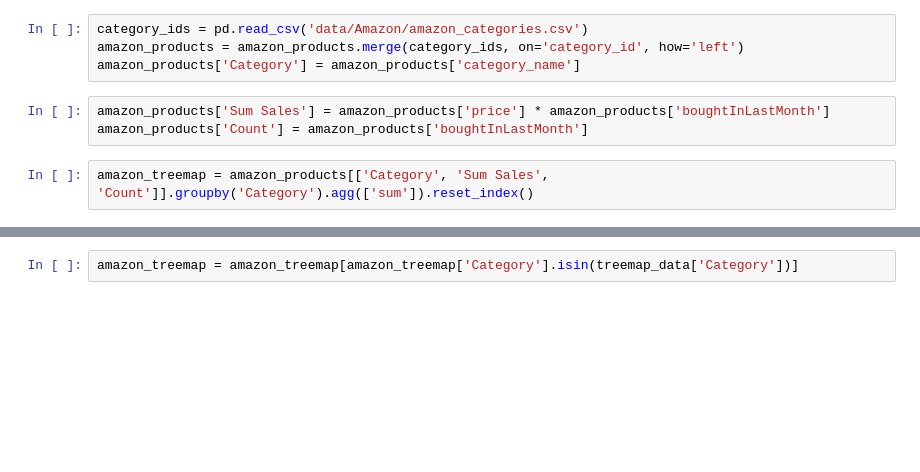
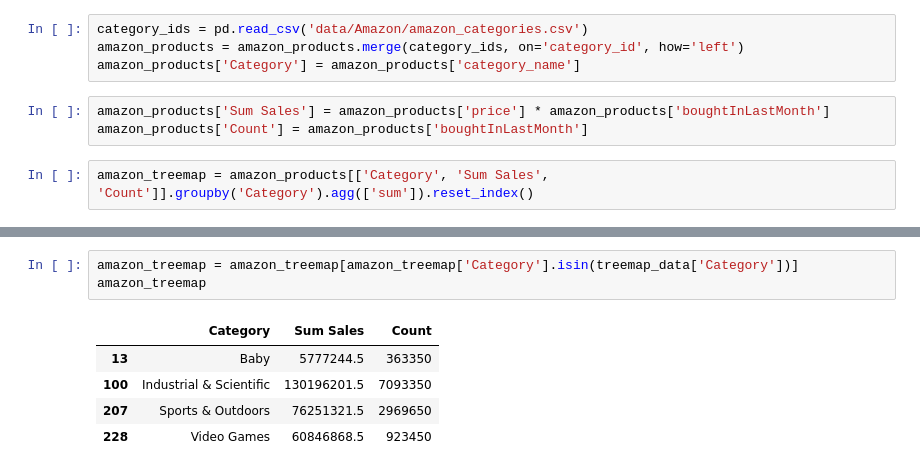
Before and after one commit to uniquedapoet/Digital-vs.-Physical-Marketplace-Stock-Insights-for-Grocers-and-Retailers, a Jupyter notebook: SalesDataEDA.ipynb, the cells around one changed output, grey strips where cells are left out. Drawn from its saved outputs; the diff is of its cells as text; blank space fills up the shorter version.

```diff
--- a/SalesDataEDA.ipynb
+++ b/SalesDataEDA.ipynb
@@ -46,5 +51,12 @@ amazon_treemap.to_csv('data/Amazon/amazon_listing_category_counts.csv', index=Fa
 # %%
 amazon_treemap = amazon_treemap[amazon_treemap['Category'].isin(treemap_data['Category'])]
+amazon_treemap
+# %% [output]
+|  | Category | Sum Sales | Count |
+| 13 | Baby | 5777244.5 | 363350 |
+| 100 | Industrial & Scientific | 130196201.5 | 7093350 |
+| 207 | Sports & Outdoors | 76251321.5 | 2969650 |
+| 228 | Video Games | 60846868.5 | 923450 |
 # %%
 amazon_treemap
 # %% [output]
```
Also changed, not shown: parts of 7 cells of this notebook, 2 other files.
